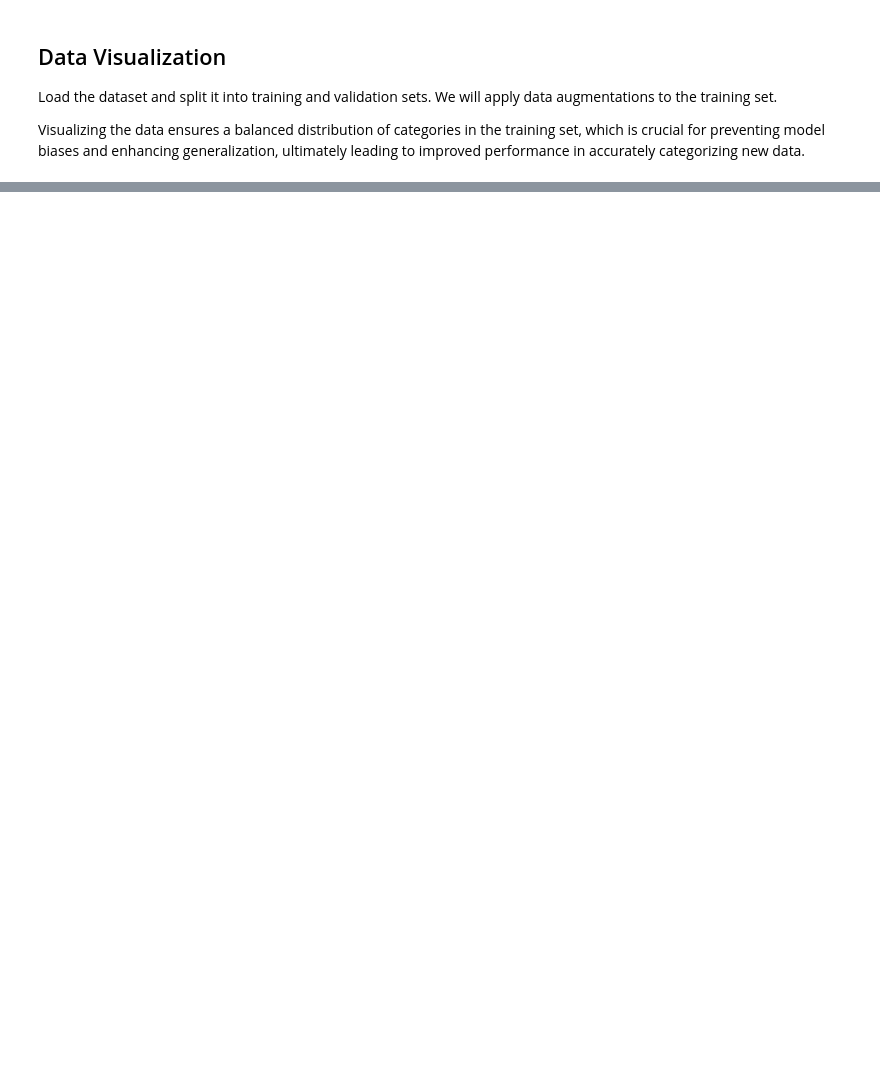
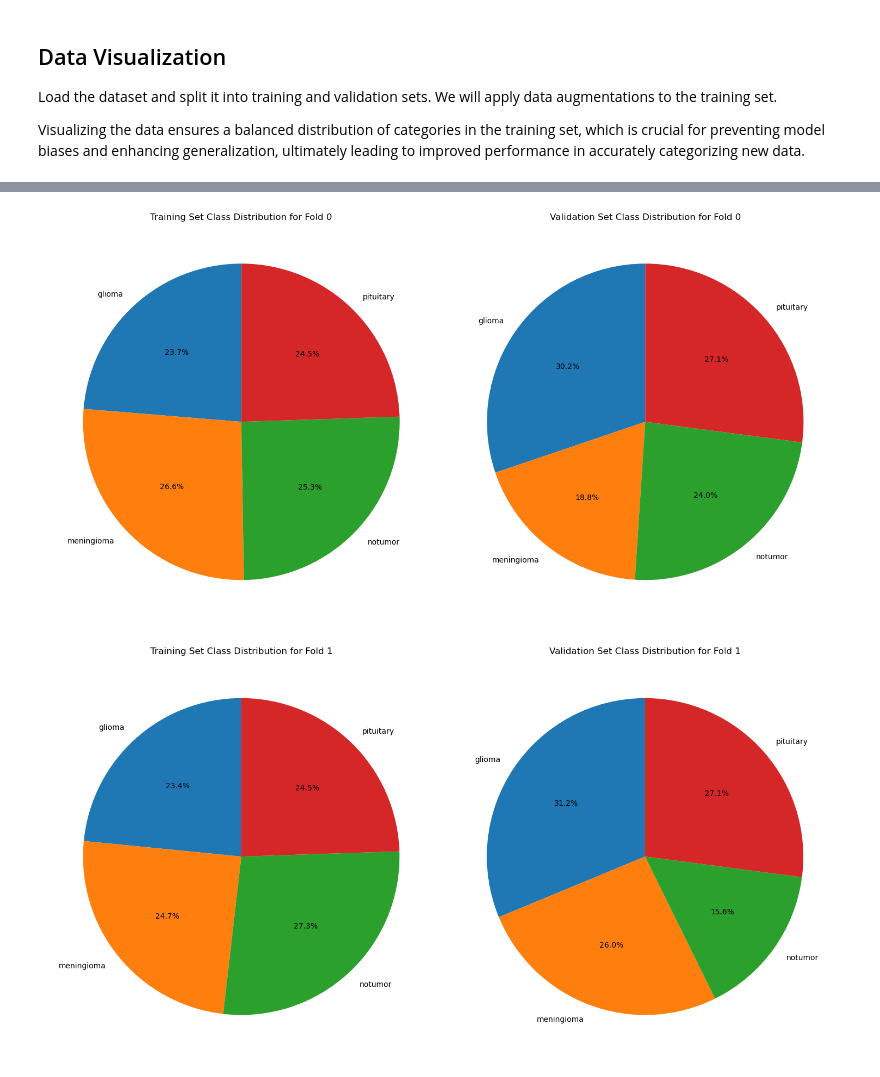
Before and after one commit to XJ-UoG/CSC3009MLMRI, a Jupyter notebook: Data_Preparation.ipynb, the cells around one changed output, grey strips where cells are left out. Drawn from its saved outputs; the diff is of its cells as text; code cells hidden in the pictures; blank space fills up the shorter version.

Commit message:
resnet with kfold

```diff
--- a/Data_Preparation.ipynb
+++ b/Data_Preparation.ipynb
@@ -124,6 +125,15 @@ def compute_mean_std(dataloader):
 mean, std = compute_mean_std(dataloader)
 print('Mean:', mean)
 print('Std:', std)
+
+mean_std = {
+    'mean': mean.tolist(),
+    'std': std.tolist()
+}
+
+# Save to a JSON file
+with open('mean_std.json', 'w') as f:
+    json.dump(mean_std, f)
 # %% [output]
 Mean: tensor([0.1845, 0.1845, 0.1845])
 Std: tensor([0.1799, 0.1799, 0.1799])
@@ -243,0 +202,47 @@ plt.show()
+# %%
+# Define the function to plot class distribution
+def plot_class_distribution(train_class_counts, val_class_counts, class_names, fold):
+    fig, ax = plt.subplots(1, 2, figsize=(15, 8))
+
+    ax[0].pie(train_class_counts, labels=class_names, autopct='%1.1f%%', startangle=90)
+    ax[0].set_title(f'Training Set Class Distribution for Fold {fold}')
+
+    ax[1].pie(val_class_counts, labels=class_names, autopct='%1.1f%%', startangle=90)
+    ax[1].set_title(f'Validation Set Class Distribution for Fold {fold}')
+
+    plt.tight_layout()
+    plt.show()
+
+# Base directory containing the k-fold datasets
+base_dir = 'dataset_kfold'
+
+# Loop through each fold directory
+for fold in range(5):
+    fold_dir = os.path.join(base_dir, f'fold_{fold}')
+    train_dir = os.path.join(fold_dir, 'train')
+    val_dir = os.path.join(fold_dir, 'val')
+
+    # Load the datasets
+    train_dataset = ImageFolder(root=train_dir)
+    val_dataset = ImageFolder(root=val_dir)
+
+    # Get the labels from the datasets
+    train_labels = [label for _, label in train_dataset.samples]
+    val_labels = [label for _, label in val_dataset.samples]
+
+    # Count the number of instances per class
+    train_counts = Counter(train_labels)
+    val_counts = Counter(val_labels)
+
+    # Get the class names
+    class_names = train_dataset.classes
+
+    # Create a list of class counts for training and validation
+    train_class_counts = [train_counts[i] for i in range(len(class_names))]
+    val_class_counts = [val_counts[i] for i in range(len(class_names))]
+
+    # Plot the class distribution for the current fold
+    plot_class_distribution(train_class_counts, val_class_counts, class_names, fold)
+# %% [output]
+[figure, added]
+[figure, added]
```
Also changed, not shown: parts of 4 cells of this notebook, 4 other files.
